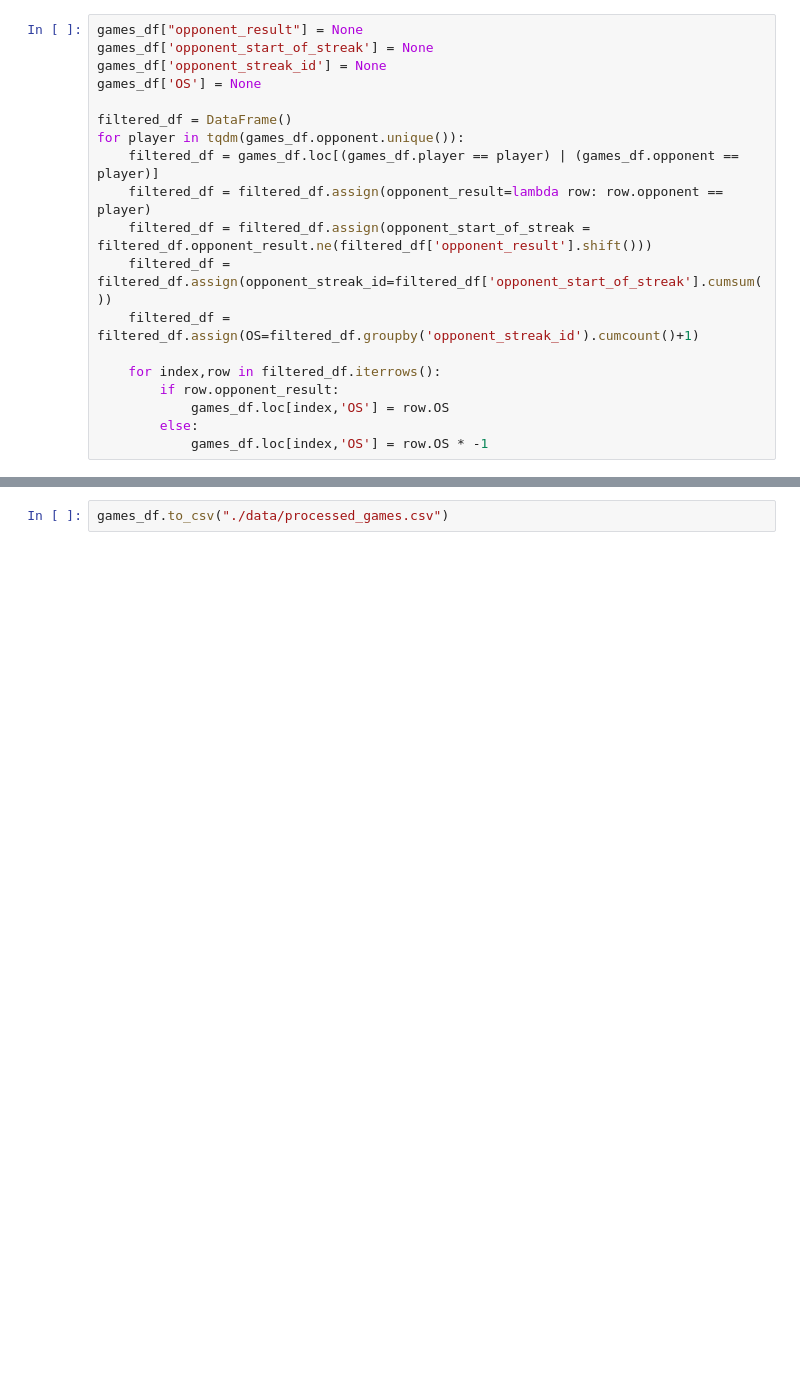
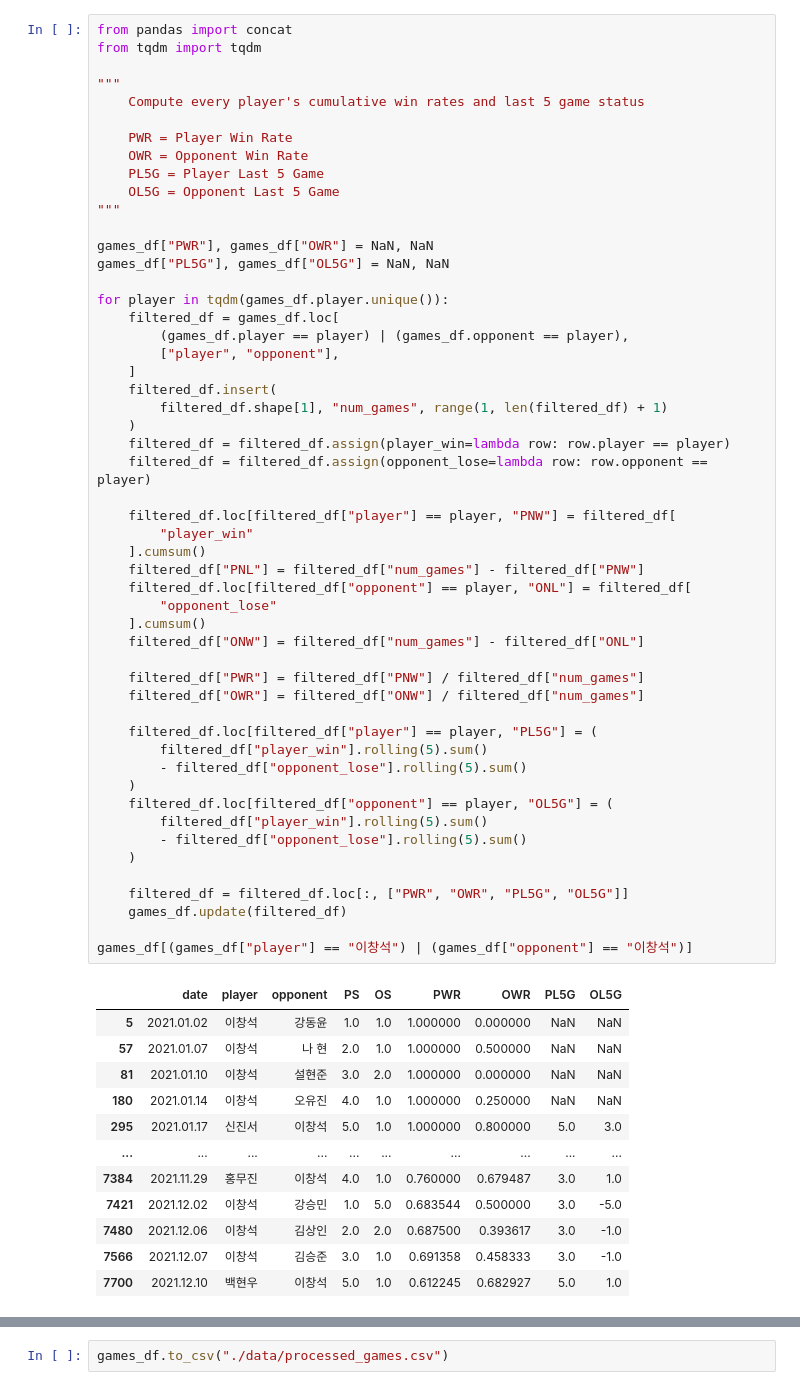
Before and after one commit to HOYOUNG98/GoWinPrediction, a Jupyter notebook: dataProcessing.ipynb, the cells around one changed output, grey strips where cells are left out. Saved outputs shown, nothing was run; the diff lists cells and outputs as text; blank space fills up the shorter version.

Commit message:
Improve performance with pandas: PS, OS, PWR, OWR, PL5G, OL5G

```diff
--- a/dataProcessing.ipynb
+++ b/dataProcessing.ipynb
@@ -58,19 +102,65 @@ for player in tqdm(games_df.player.unique()):
-# %%
-games_df["opponent_result"] = None
-games_df['opponent_start_of_streak'] = None
-games_df['opponent_streak_id'] = None
-games_df['OS'] = None
-
-filtered_df = DataFrame()
-for player in tqdm(games_df.opponent.unique()):
-    filtered_df = games_df.loc[(games_df.player == player) | (games_df.opponent == player)]
-    filtered_df = filtered_df.assign(opponent_result=lambda row: row.opponent == player)
-    filtered_df = filtered_df.assign(opponent_start_of_streak = filtered_df.opponent_result.ne(filtered_df['opponent_result'].shift()))
-    filtered_df = filtered_df.assign(opponent_streak_id=filtered_df['opponent_start_of_streak'].cumsum())
-    filtered_df = filtered_df.assign(OS=filtered_df.groupby('opponent_streak_id').cumcount()+1)
-
-    for index,row in filtered_df.iterrows():
-        if row.opponent_result:
-            games_df.loc[index,'OS'] = row.OS
-        else:
-            games_df.loc[index,'OS'] = row.OS * -1
+# %%
+from pandas import concat
+from tqdm import tqdm
+
+"""
+    Compute every player's cumulative win rates and last 5 game status
+
+    PWR = Player Win Rate
+    OWR = Opponent Win Rate
+    PL5G = Player Last 5 Game
+    OL5G = Opponent Last 5 Game
+"""
+
+games_df["PWR"], games_df["OWR"] = NaN, NaN
+games_df["PL5G"], games_df["OL5G"] = NaN, NaN
+
+for player in tqdm(games_df.player.unique()):
+    filtered_df = games_df.loc[
+        (games_df.player == player) | (games_df.opponent == player),
+        ["player", "opponent"],
+    ]
+    filtered_df.insert(
+        filtered_df.shape[1], "num_games", range(1, len(filtered_df) + 1)
+    )
+    filtered_df = filtered_df.assign(player_win=lambda row: row.player == player)
+    filtered_df = filtered_df.assign(opponent_lose=lambda row: row.opponent == player)
+
+    filtered_df.loc[filtered_df["player"] == player, "PNW"] = filtered_df[
+        "player_win"
+    ].cumsum()
+    filtered_df["PNL"] = filtered_df["num_games"] - filtered_df["PNW"]
+    filtered_df.loc[filtered_df["opponent"] == player, "ONL"] = filtered_df[
+        "opponent_lose"
+    ].cumsum()
+    filtered_df["ONW"] = filtered_df["num_games"] - filtered_df["ONL"]
+
+    filtered_df["PWR"] = filtered_df["PNW"] / filtered_df["num_games"]
+    filtered_df["OWR"] = filtered_df["ONW"] / filtered_df["num_games"]
+
+    filtered_df.loc[filtered_df["player"] == player, "PL5G"] = (
+        filtered_df["player_win"].rolling(5).sum()
+        - filtered_df["opponent_lose"].rolling(5).sum()
+    )
+    filtered_df.loc[filtered_df["opponent"] == player, "OL5G"] = (
+        filtered_df["player_win"].rolling(5).sum()
+        - filtered_df["opponent_lose"].rolling(5).sum()
+    )
+
+    filtered_df = filtered_df.loc[:, ["PWR", "OWR", "PL5G", "OL5G"]]
+    games_df.update(filtered_df)
+
+games_df[(games_df["player"] == "이창석") | (games_df["opponent"] == "이창석")]
+# %% [output]
+|  | date | player | opponent | PS | OS | PWR | OWR | PL5G | OL5G |
+| 5 | 2021.01.02 | 이창석 | 강동윤 | 1.0 | 1.0 | 1.000000 | 0.000000 | NaN | NaN |
+| 57 | 2021.01.07 | 이창석 | 나 현 | 2.0 | 1.0 | 1.000000 | 0.500000 | NaN | NaN |
+| 81 | 2021.01.10 | 이창석 | 설현준 | 3.0 | 2.0 | 1.000000 | 0.000000 | NaN | NaN |
+| 180 | 2021.01.14 | 이창석 | 오유진 | 4.0 | 1.0 | 1.000000 | 0.250000 | NaN | NaN |
+| 295 | 2021.01.17 | 신진서 | 이창석 | 5.0 | 1.0 | 1.000000 | 0.800000 | 5.0 | 3.0 |
+| ... | ... | ... | ... | ... | ... | ... | ... | ... | ... |
+| 7384 | 2021.11.29 | 홍무진 | 이창석 | 4.0 | 1.0 | 0.760000 | 0.679487 | 3.0 | 1.0 |
+| 7421 | 2021.12.02 | 이창석 | 강승민 | 1.0 | 5.0 | 0.683544 | 0.500000 | 3.0 | -5.0 |
+| 7480 | 2021.12.06 | 이창석 | 김상인 | 2.0 | 2.0 | 0.687500 | 0.393617 | 3.0 | -1.0 |
+| 7566 | 2021.12.07 | 이창석 | 김승준 | 3.0 | 1.0 | 0.691358 | 0.458333 | 3.0 | -1.0 |
+| 7700 | 2021.12.10 | 백현우 | 이창석 | 5.0 | 1.0 | 0.612245 | 0.682927 | 5.0 | 1.0 |
```
Also changed, not shown: parts of 10 cells of this notebook, 2 other files.
